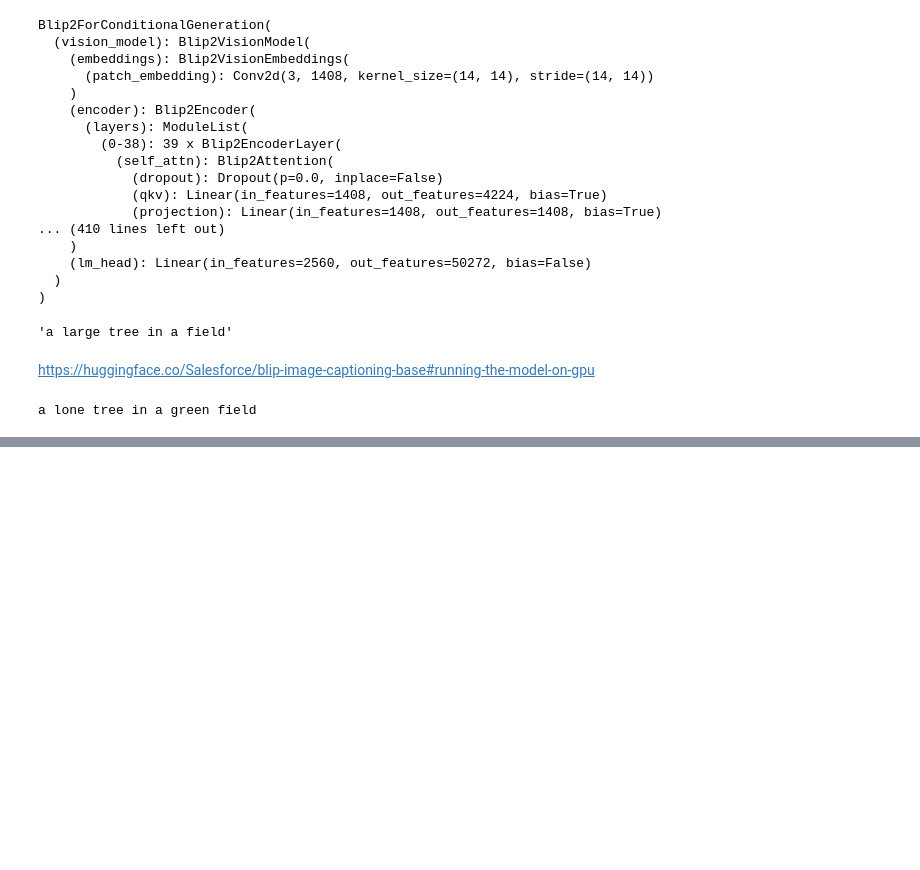
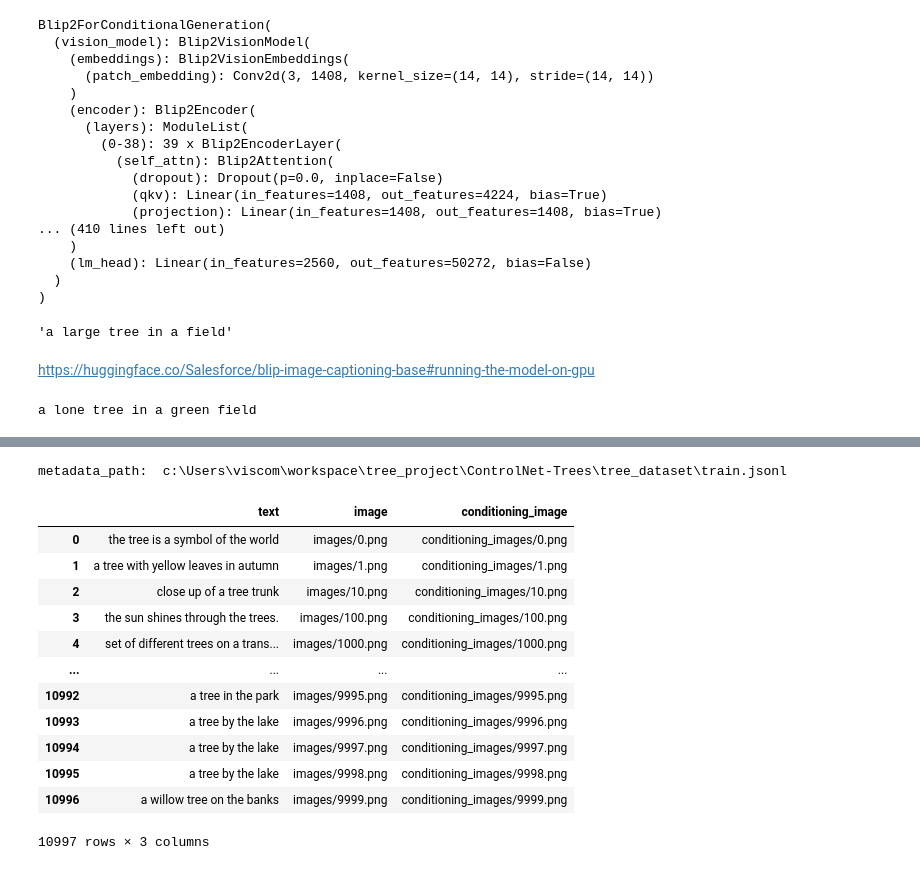
Before and after one commit to LinoLerch/ControlNet-Trees, a Jupyter notebook: Build_dataset/build_dataset.ipynb, the cells around one changed output, grey strips where cells are left out. Cells and saved outputs as stored; diff of their text form; code cells hidden in the pictures; blank space fills up the shorter version.

```diff
--- a/Build_dataset/build_dataset.ipynb
+++ b/Build_dataset/build_dataset.ipynb
@@ -317,0 +329,6 @@ a lone tree in a green field
+# %%
+from datasets import load_dataset
+ROOT_DIR = os.path.dirname(os.path.abspath(''))
+dataset_path = os.path.join(ROOT_DIR, "tree_dataset", "treedataset.py")
+dataset = load_dataset(dataset_path, split="train")
+dataset
@@ -317,0 +339,19 @@ a lone tree in a green field
+# %%
+metadata_path = os.path.join(os.path.dirname(dataset_path), "train.jsonl")
+print("metadata_path: ", metadata_path)
+pd.read_json(metadata_path, lines=True)
+# %% [output]
+metadata_path:  c:\Users\viscom\workspace\tree_project\ControlNet-Trees\tree_dataset\train.jsonl
+|  | text | image | conditioning_image |
+| 0 | the tree is a symbol of the world | images/0.png | conditioning_images/0.png |
+| 1 | a tree with yellow leaves in autumn | images/1.png | conditioning_images/1.png |
+| 2 | close up of a tree trunk | images/10.png | conditioning_images/10.png |
+| 3 | the sun shines through the trees. | images/100.png | conditioning_images/100.png |
+| 4 | set of different trees on a trans... | images/1000.png | conditioning_images/1000.png |
+| ... | ... | ... | ... |
+| 10992 | a tree in the park | images/9995.png | conditioning_images/9995.png |
+| 10993 | a tree by the lake | images/9996.png | conditioning_images/9996.png |
+| 10994 | a tree by the lake | images/9997.png | conditioning_images/9997.png |
+| 10995 | a tree by the lake | images/9998.png | conditioning_images/9998.png |
+| 10996 | a willow tree on the banks | images/9999.png | conditioning_images/9999.png |
+10997 rows × 3 columns
```
Also changed, not shown: parts of 3 cells of this notebook, 5 other files.
